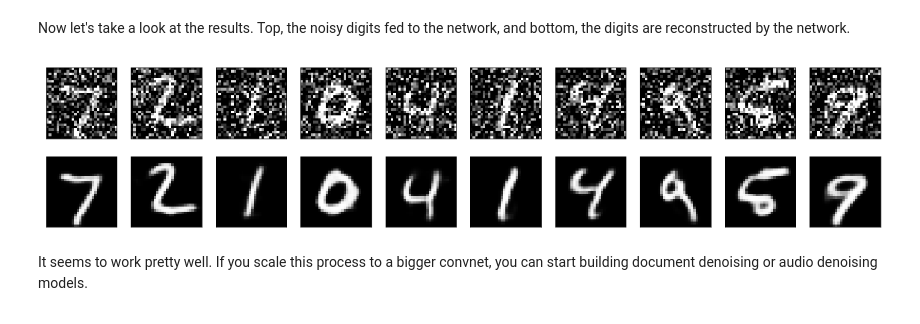
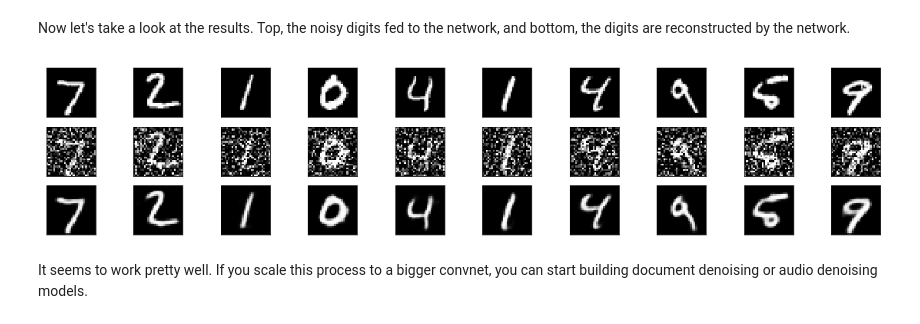
Before and after one commit to EugeniaSpedicato/TUDortmundMLSeminar, a Jupyter notebook: Exercises/Ex7/ex7_sol.ipynb, the cells around one changed output. Cells and saved outputs as stored; diff of their text form; code cells hidden in the pictures.

```diff
--- a/Exercises/Ex7/ex7_sol.ipynb
+++ b/Exercises/Ex7/ex7_sol.ipynb
@@ -502,29 +502,29 @@ Now let's take a look at the results. Top, the noisy digits fed to the network,
 # %%
 decoded_imgs = autoencoder.predict(x_test_noisy)
 
 n = 10
 plt.figure(figsize=(20, 4))
 for i in range(n):
     # display original
-    ax = plt.subplot(2, n, i+1)
+    ax = plt.subplot(3, n, i+1)
     plt.imshow(x_test[i].reshape(28, 28))
     plt.gray()
     ax.get_xaxis().set_visible(False)
     ax.get_yaxis().set_visible(False)
-    ax = plt.subplot(2, n, i+1)
+    ax = plt.subplot(3, n, i + n + 1)
     plt.imshow(x_test_noisy[i].reshape(28, 28))
     plt.gray()
     ax.get_xaxis().set_visible(False)
     ax.get_yaxis().set_visible(False)
     # display reconstruction
-    ax = plt.subplot(2, n, i + n + 1)
+    ax = plt.subplot(3, n, i + 2*n + 1)
     plt.imshow(decoded_imgs[i].reshape(28, 28))
     plt.gray()
     ax.get_xaxis().set_visible(False)
     ax.get_yaxis().set_visible(False)
 plt.show()
 # %% [output]
-[figure, old version]
+[figure, new version]
 # %% [markdown]
 It seems to work pretty well. If you scale this process to a bigger convnet, you can start building document denoising or audio denoising models.
 # %% [markdown]
```
Also changed, not shown: parts of 1 cell of this notebook.
